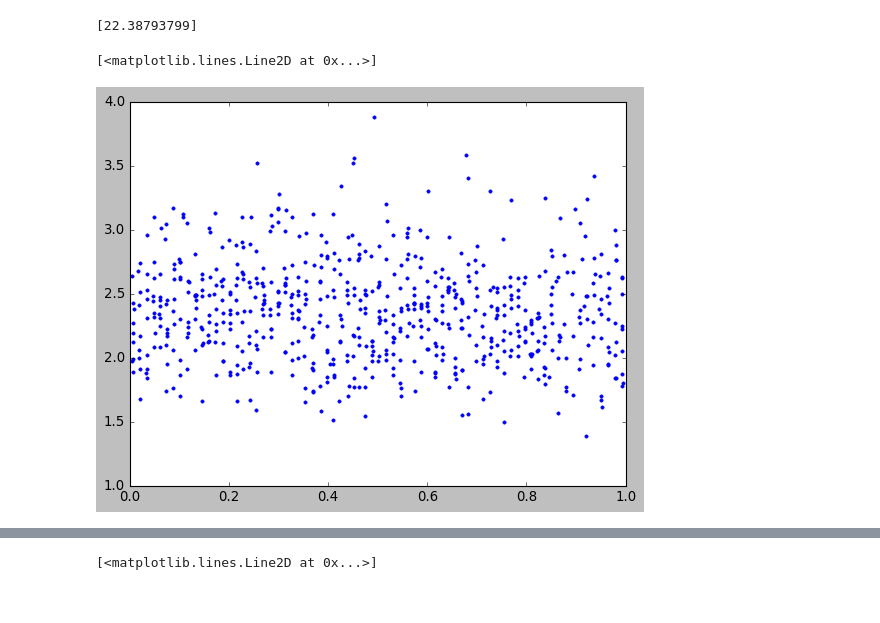
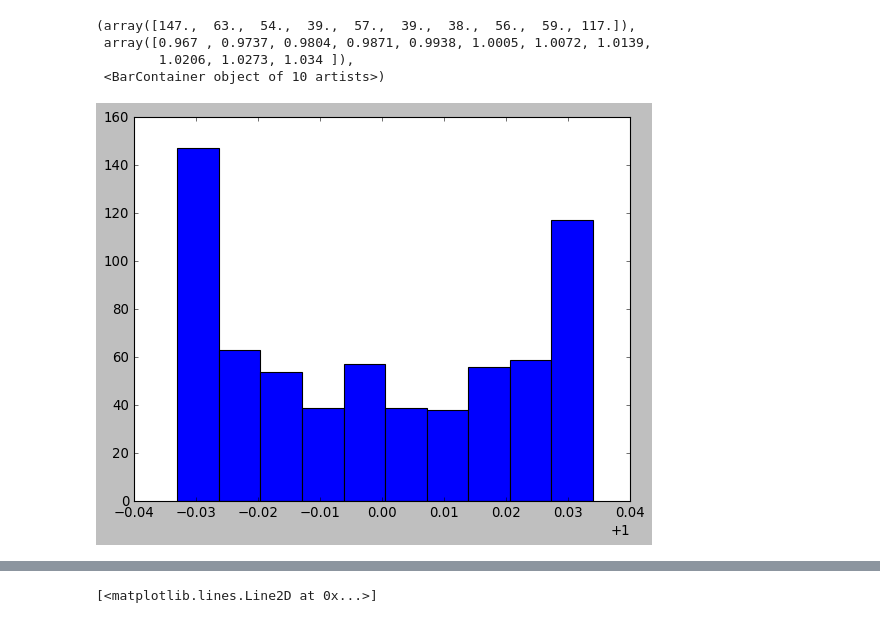
Before and after one commit to SaeedAnsarifard/NeuMod, a Jupyter notebook: Tutorial.ipynb, the cells around one changed output, grey strips where cells are left out. Saved outputs shown, nothing was run; the diff lists cells and outputs as text; code cells hidden in the pictures.

Commit message:
working on data bining

```diff
--- a/Tutorial.ipynb
+++ b/Tutorial.ipynb
@@ -61,8 +111,12 @@ plt.plot(frame.data[:,6],f_event(frame.data[:,6]),'p')
+# %%
+plt.hist(frame.data[:,6])
+# %% [output]
+(array([147.,  63.,  54.,  39.,  57.,  39.,  38.,  56.,  59., 117.]),
+ array([0.967 , 0.9737, 0.9804, 0.9871, 0.9938, 1.0005, 1.0072, 1.0139,
+        1.0206, 1.0273, 1.034 ]),
+ <BarContainer object of 10 artists>)
+[figure, added]
 # %%
-#plt.plot(frame.day,total_event,'.')
-print(frame.borom_unoscilated_total)
-plt.plot(np.mod(frame.data[:,0],365.25)/365.25,frame.data[:,3],'.')
+# #plt.plot(frame.day,total_event,'.')
+# print(frame.borom_unoscilated_total)
+# plt.plot(np.mod(frame.data[:,0],365.25)/365.25,frame.data[:,3],'.')
-# %% [output]
-[22.38793799]
-[<matplotlib.lines.Line2D at 0x...>]
-[figure, removed]
```
Also changed, not shown: parts of 8 cells of this notebook, 2 other files.
